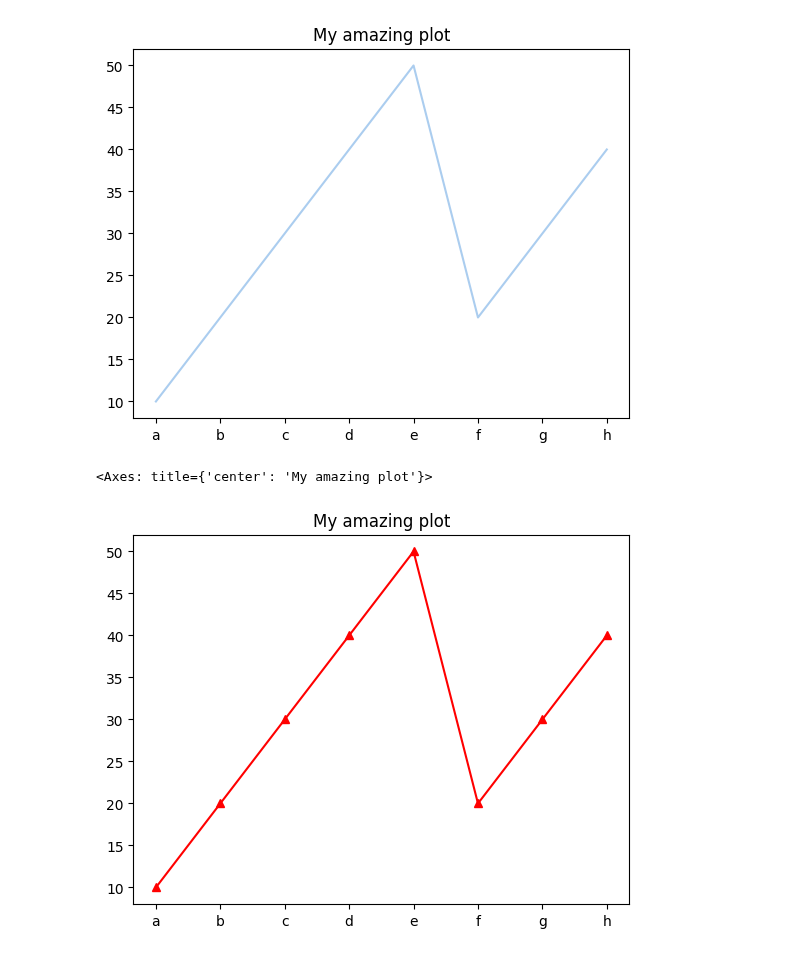
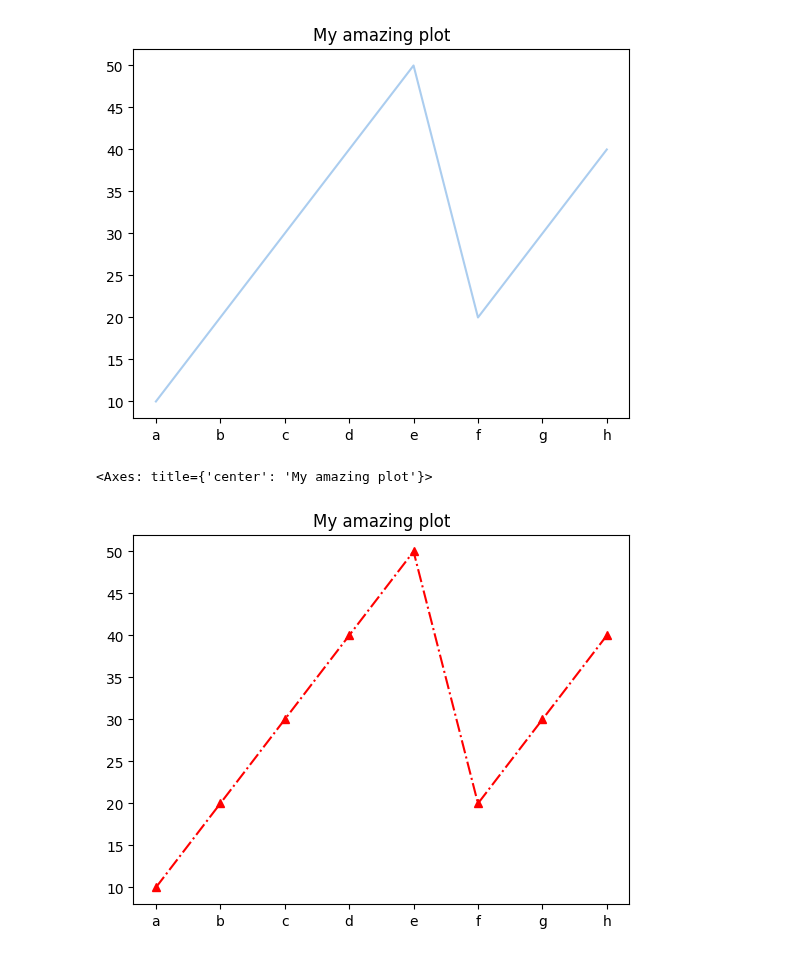
Before and after one commit to reuven/apple-2025-01Jan-plotting, a Jupyter notebook: Apple 2025-01Jan-09.ipynb, the cells around one changed output. Cells and saved outputs as stored; diff of their text form; code cells hidden in the pictures.

```diff
--- a/Apple 2025-01Jan-09.ipynb
+++ b/Apple 2025-01Jan-09.ipynb
@@ -107,7 +107,7 @@ s.plot.line(title='My amazing plot', color='#abcdef')
 <Axes: title={'center': 'My amazing plot'}>
 [figure]
 # %%
-s.plot.line(title='My amazing plot', style='^-r')
+s.plot.line(title='My amazing plot', style='^-.r')
 # %% [output]
 <Axes: title={'center': 'My amazing plot'}>
-[figure, old version]
+[figure, new version]
```
Also changed, not shown: parts of 1 cell of this notebook.
